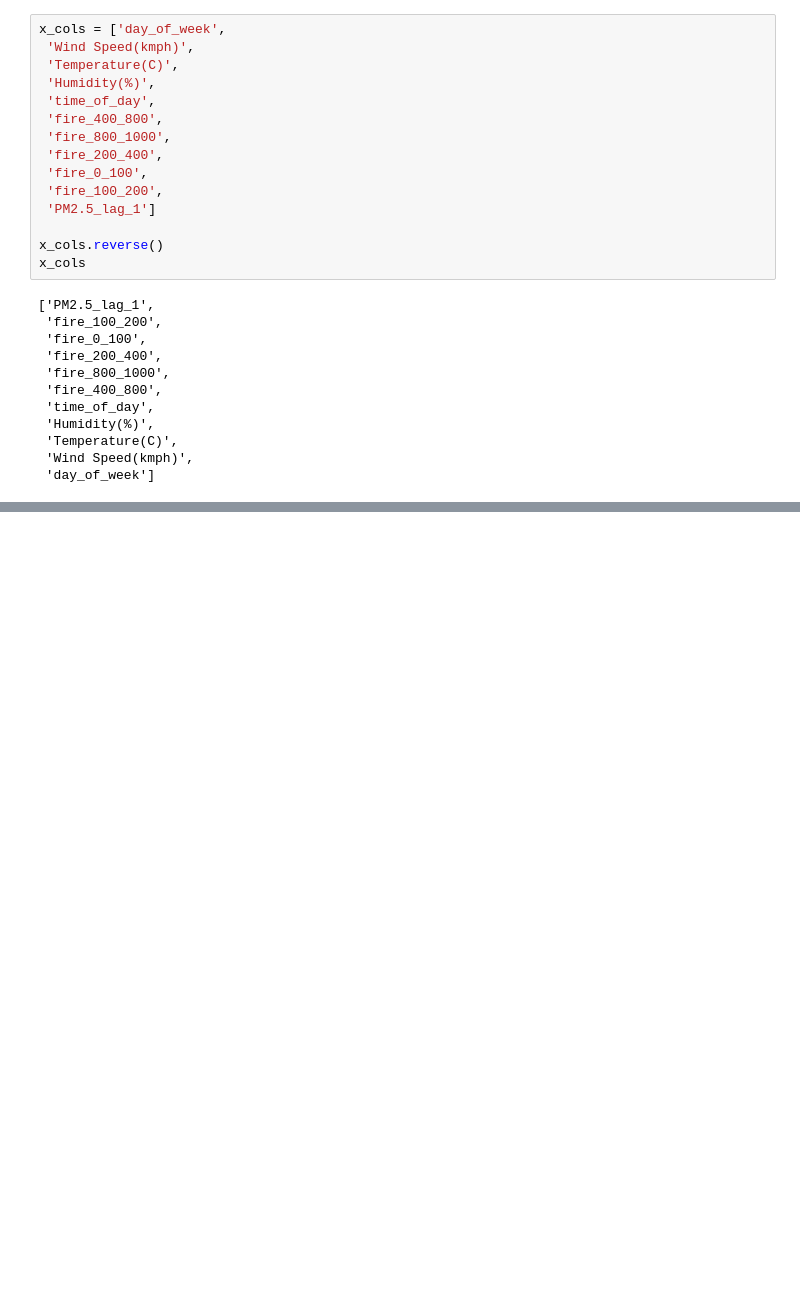
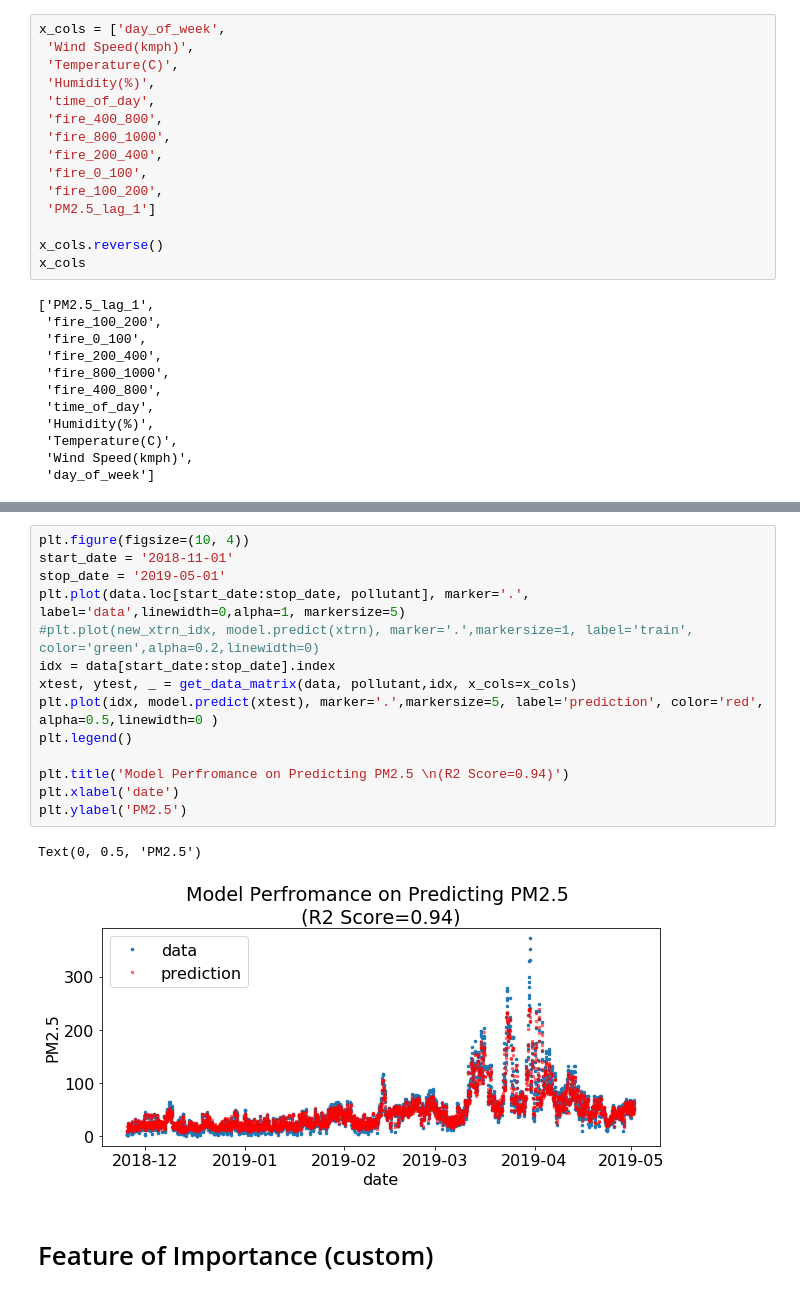
Before and after one commit to worasom/aqi_thailand2, a Jupyter notebook: notebooks/3_wk_ML_model.ipynb, the cells around one changed output, grey strips where cells are left out. Saved outputs shown, nothing was run; the diff lists cells and outputs as text; blank space fills up the shorter version.

```diff
--- a/notebooks/3_wk_ML_model.ipynb
+++ b/notebooks/3_wk_ML_model.ipynb
@@ -957,0 +1084,19 @@ x_cols
+# %%
+plt.figure(figsize=(10, 4))
+start_date = '2018-11-01'
+stop_date = '2019-05-01'
+plt.plot(data.loc[start_date:stop_date, pollutant], marker='.', label='data',linewidth=0,alpha=1, markersize=5)
+#plt.plot(new_xtrn_idx, model.predict(xtrn), marker='.',markersize=1, label='train', color='green',alpha=0.2,linewidth=0)
+idx = data[start_date:stop_date].index
+xtest, ytest, _ = get_data_matrix(data, pollutant,idx, x_cols=x_cols)
+plt.plot(idx, model.predict(xtest), marker='.',markersize=5, label='prediction', color='red', alpha=0.5,linewidth=0 )
+plt.legend()
+
+plt.title('Model Perfromance on Predicting PM2.5 \n(R2 Score=0.94)')
+plt.xlabel('date')
+plt.ylabel('PM2.5')
+# %% [output]
+Text(0, 0.5, 'PM2.5')
+[figure, added]
+# %% [markdown]
+# Feature of Importance (custom)
```
Also changed, not shown: parts of 28 cells of this notebook, 8 other files.
